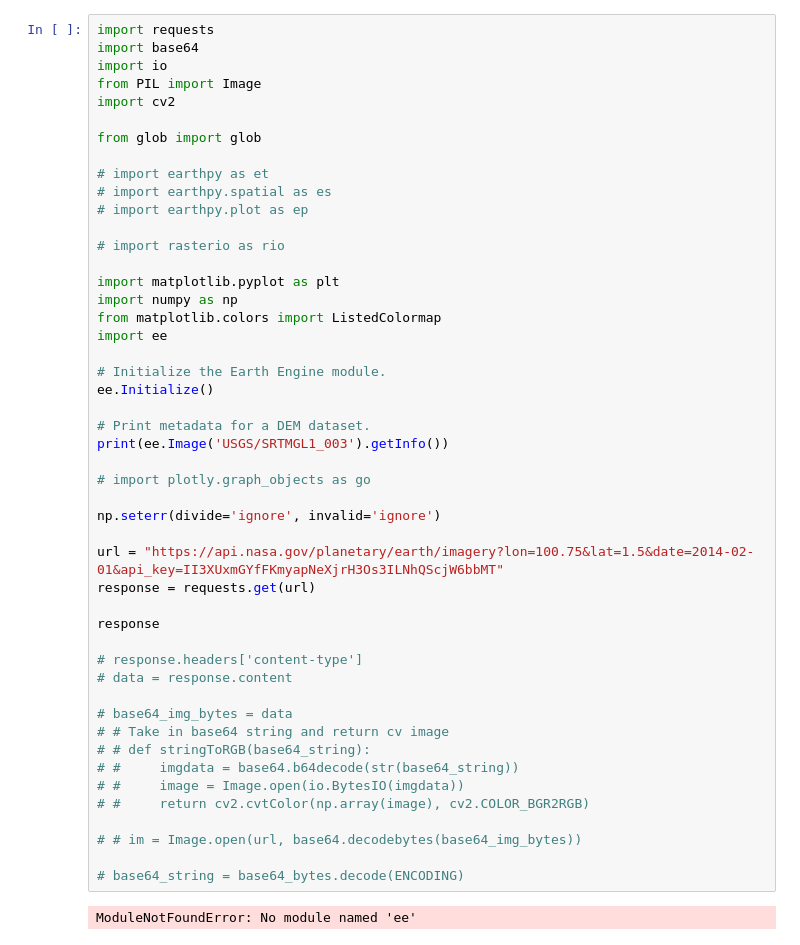
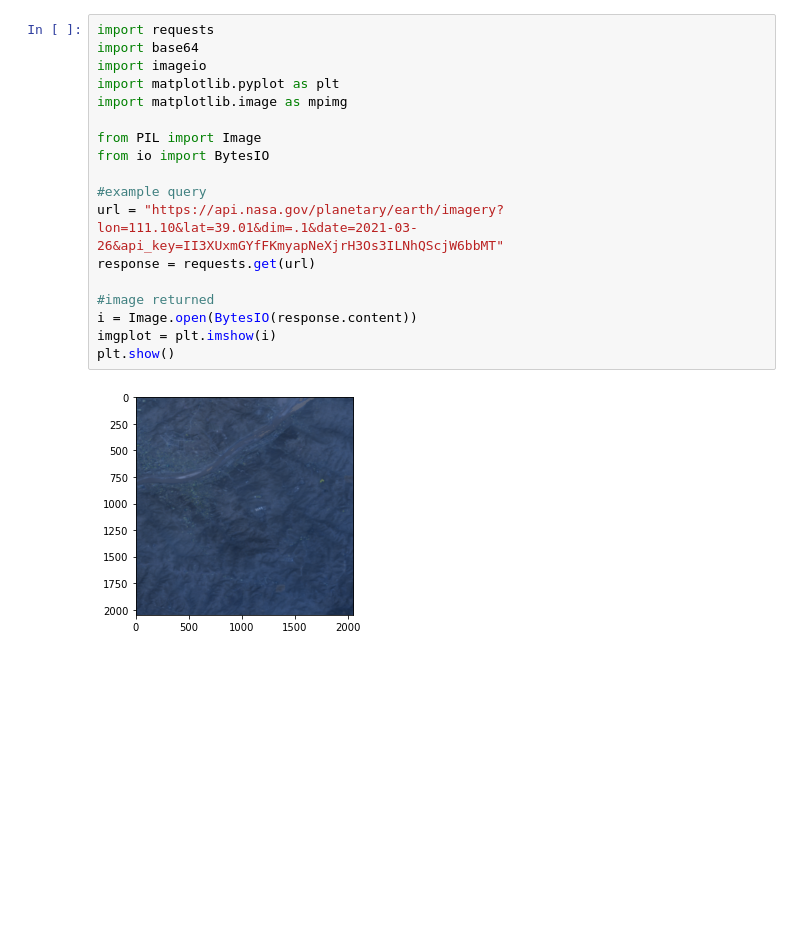
Before and after one commit to JSimonyan/SatteliteAnalysis, a Jupyter notebook: ApiConnect.ipynb, the cells around one changed output. Cells and saved outputs as stored; diff of their text form; blank space fills up the shorter version.

```diff
--- a/ApiConnect.ipynb
+++ b/ApiConnect.ipynb
@@ -1,50 +1,20 @@
-# %%
-import requests
-import base64
-import io
-from PIL import Image
-import cv2
-
-from glob import glob
-
-# import earthpy as et
-# import earthpy.spatial as es
-# import earthpy.plot as ep
-
-# import rasterio as rio
-
-import matplotlib.pyplot as plt
-import numpy as np
-from matplotlib.colors import ListedColormap
-import ee
-
-# Initialize the Earth Engine module.
-ee.Initialize()
-
-# Print metadata for a DEM dataset.
-print(ee.Image('USGS/SRTMGL1_003').getInfo())
-
-# import plotly.graph_objects as go
-
-np.seterr(divide='ignore', invalid='ignore')
-
-url = "https://api.nasa.gov/planetary/earth/imagery?lon=100.75&lat=1.5&date=2014-02-01&api_key=II3XUxmGYfFKmyapNeXjrH3Os3ILNhQScjW6bbMT"
-response = requests.get(url)
-
-response
-
-# response.headers['content-type']
-# data = response.content
-
-# base64_img_bytes = data
-# # Take in base64 string and return cv image
-# # def stringToRGB(base64_string):
-# #     imgdata = base64.b64decode(str(base64_string))
-# #     image = Image.open(io.BytesIO(imgdata))
-# #     return cv2.cvtColor(np.array(image), cv2.COLOR_BGR2RGB)
-
-# # im = Image.open(url, base64.decodebytes(base64_img_bytes))
-
-# base64_string = base64_bytes.decode(ENCODING)
-# %% [output]
-ModuleNotFoundError: No module named 'ee'
+# %%
+import requests
+import base64
+import imageio
+import matplotlib.pyplot as plt
+import matplotlib.image as mpimg
+
+from PIL import Image
+from io import BytesIO
+
+#example query
+url = "https://api.nasa.gov/planetary/earth/imagery?lon=111.10&lat=39.01&dim=.1&date=2021-03-26&api_key=II3XUxmGYfFKmyapNeXjrH3Os3ILNhQScjW6bbMT"
+response = requests.get(url)
+
+#image returned
+i = Image.open(BytesIO(response.content))
+imgplot = plt.imshow(i)
+plt.show()
+# %% [output]
+[figure, added]
```
Also changed, not shown: 2 other files.
